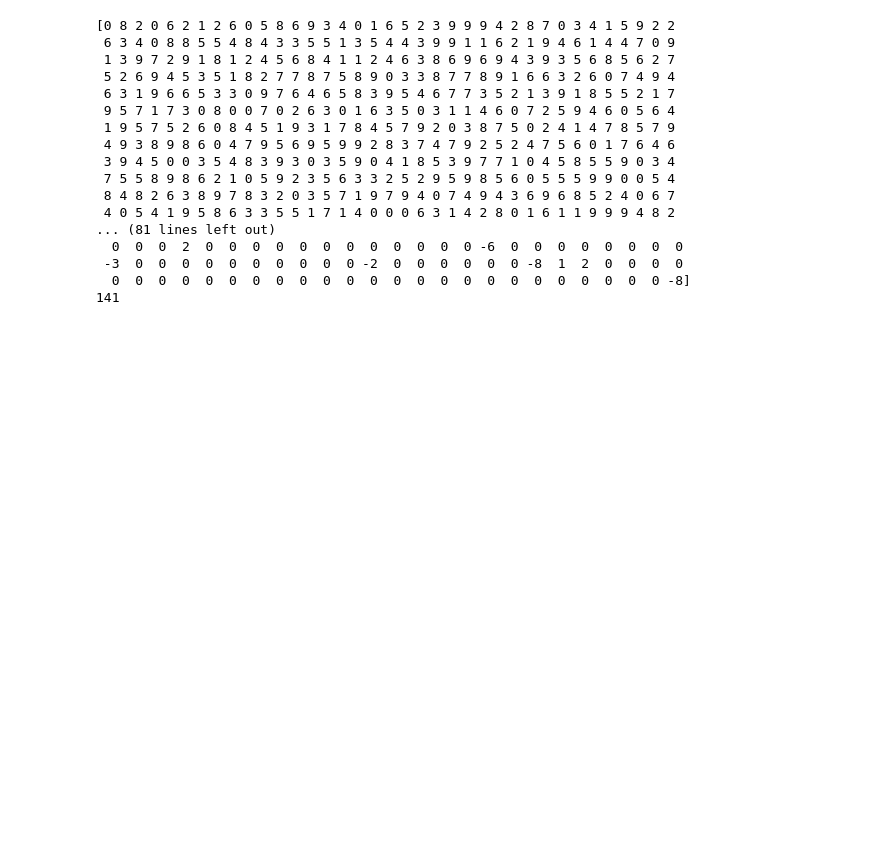
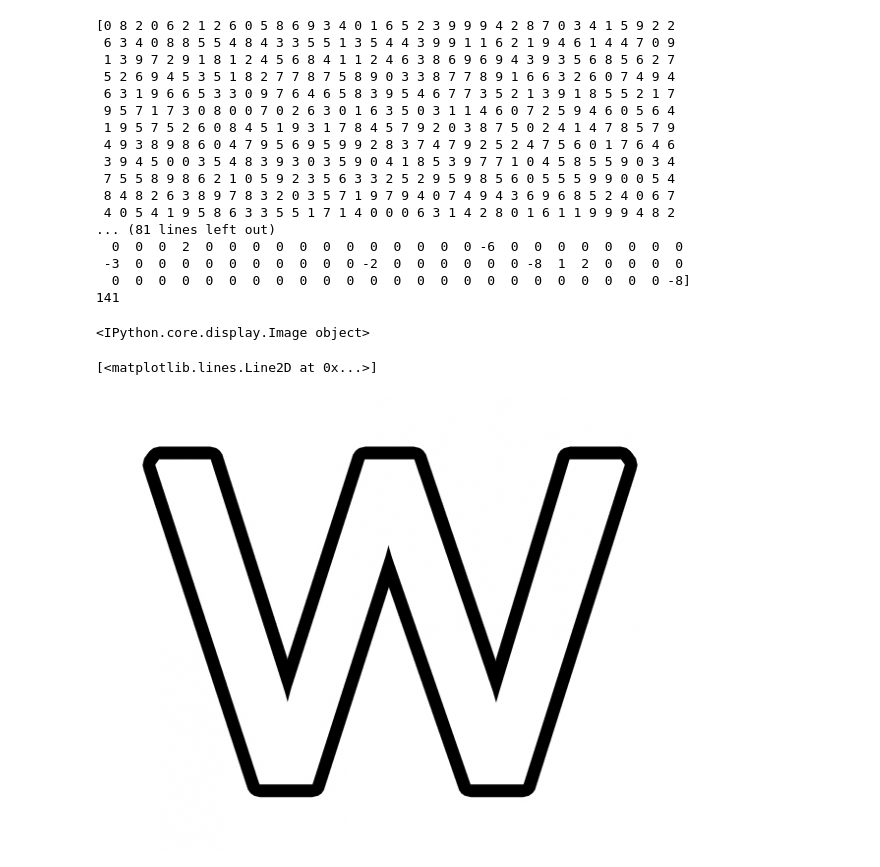
Before and after one commit to liujun77/deep_learning_ex, a Jupyter notebook: 1_notmnist.ipynb, the cells around one changed output. Drawn from its saved outputs; the diff is of its cells as text; code cells hidden in the pictures; blank space fills up the shorter version.

```diff
--- a/1_notmnist.ipynb
+++ b/1_notmnist.ipynb
@@ -431,3 +431,18 @@ print(nerr)
  -3  0  0  0  0  0  0  0  0  0  0 -2  0  0  0  0  0  0 -8  1  2  0  0  0  0
   0  0  0  0  0  0  0  0  0  0  0  0  0  0  0  0  0  0  0  0  0  0  0  0 -8]
 141
+# %%
+theta=np.array([0,1,2,3,4,5,6,7,8,9,10])
+y=np.exp(theta)
+Image(data=plt.plot(theta,y))
+#display()
+# %% [output]
+<IPython.core.display.Image object>
+# %%
+display(plt.plot(theta,y))
+# %% [output]
+[<matplotlib.lines.Line2D at 0x...>]
+# %%
+Image(filename='T.jpg')
+# %% [output]
+[figure, added]
```
